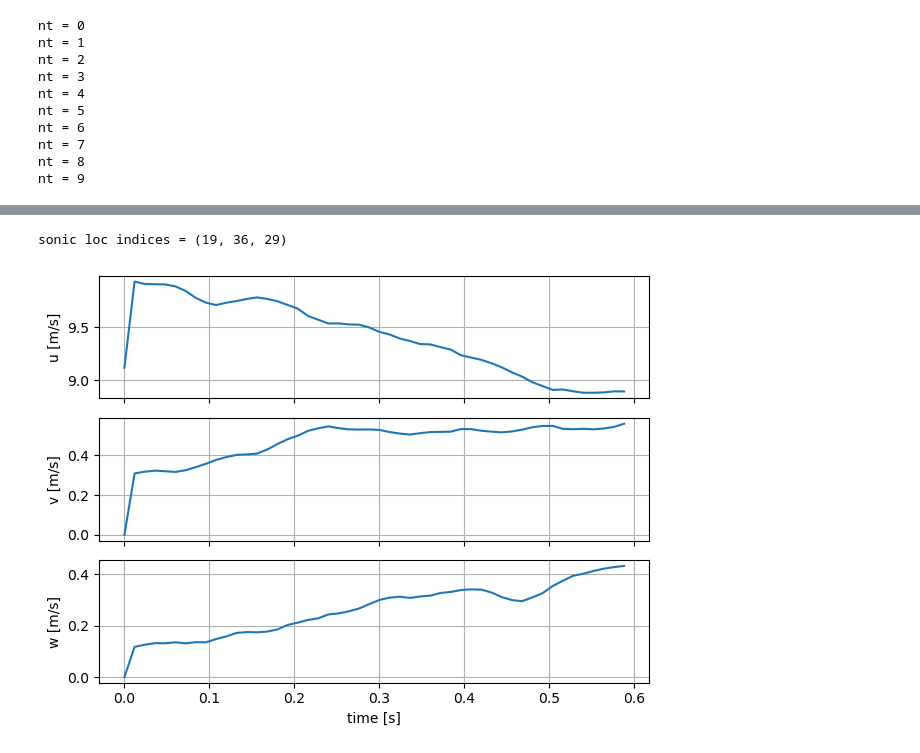
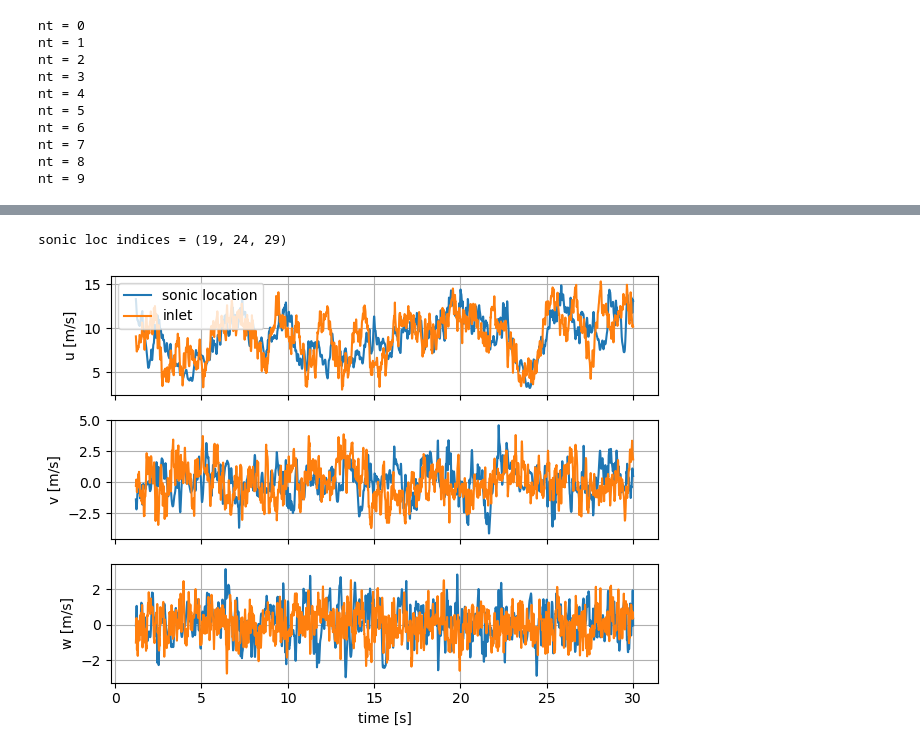
Before and after one commit to eyoung55/PVade, a Jupyter notebook: postprocessing/pproc_flow.ipynb, the cells around one changed output, grey strips where cells are left out. Cells and saved outputs as stored; diff of their text form; code cells hidden in the pictures.

```diff
--- a/postprocessing/pproc_flow.ipynb
+++ b/postprocessing/pproc_flow.ipynb
@@ -156,7 +156,7 @@ for j, tilt in enumerate(tilts):
     readdata[tilt] = {}
     coords[tilt] = {}
 
-    pkl_fname = f'test_duramatval_tracker_angle_{tilt}.pkl'
+    pkl_fname = f'duramatval_tracker_angle_{tilt}.pkl'
     pkl_path = parentdir+'interp_data/timeseries_data/'+pkl_fname
 
     print('reading from', pkl_path)
@@ -214,23 +194,26 @@ params
 # %%
-# plot velocity signal at sonic location
-[xloc, yloc, zloc] = [-12.36, 4.5, 2.23]
+# plot velocity signal at sonic location vs inlet location
+[xloc, yloc, zloc] = [-12.36, 0.0, 2.23]
+# [xloc, yloc, zloc] = [-12.36, 4.5, 2.23]
 i = int(np.argmin(np.abs(xi - xloc)))
 j = int(np.argmin(np.abs(yi - yloc)))
 k = int(np.argmin(np.abs(zi - zloc)))
 print(f'sonic loc indices = {i, j, k}')
 
 tf = params['solver']['t_final']
 dt = params['solver']['save_xdmf_interval']
 time = np.linspace(0, tf, nt)
 
 fig, axs = plt.subplots(3,1, sharex=True)
 
 for comp,ax in zip(readdata[tilt].keys(), axs.ravel()):
-    ax.plot(time,readdata[tilt][comp][:,i,j,k])
+    ax.plot(time,readdata[tilt][comp][:,i,j,k], label='sonic location')
+    ax.plot(time,readdata[tilt][comp][:,0,j,k], label='inlet')
     ax.set_ylabel(f"{comp} [m/s]")
     ax.grid()
+axs[0].legend()
 axs[-1].set_xlabel("time [s]")
 plt.tight_layout()
 # %% [output]
-sonic loc indices = (19, 36, 29)
+sonic loc indices = (19, 24, 29)
-[figure, old version]
+[figure, new version]
```
Also changed, not shown: parts of 7 cells of this notebook, 1 other file.
